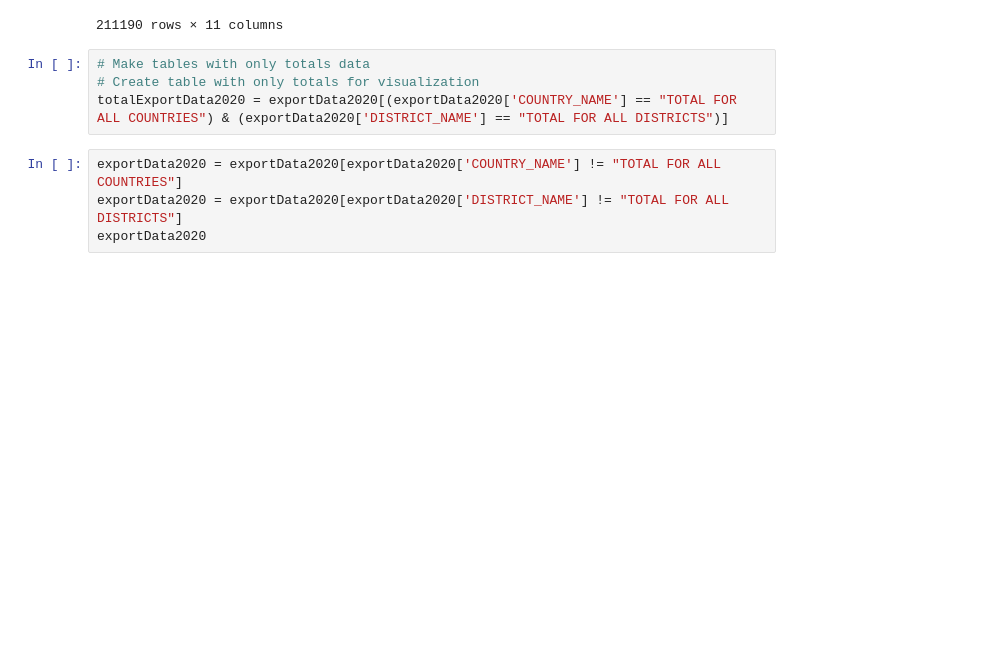
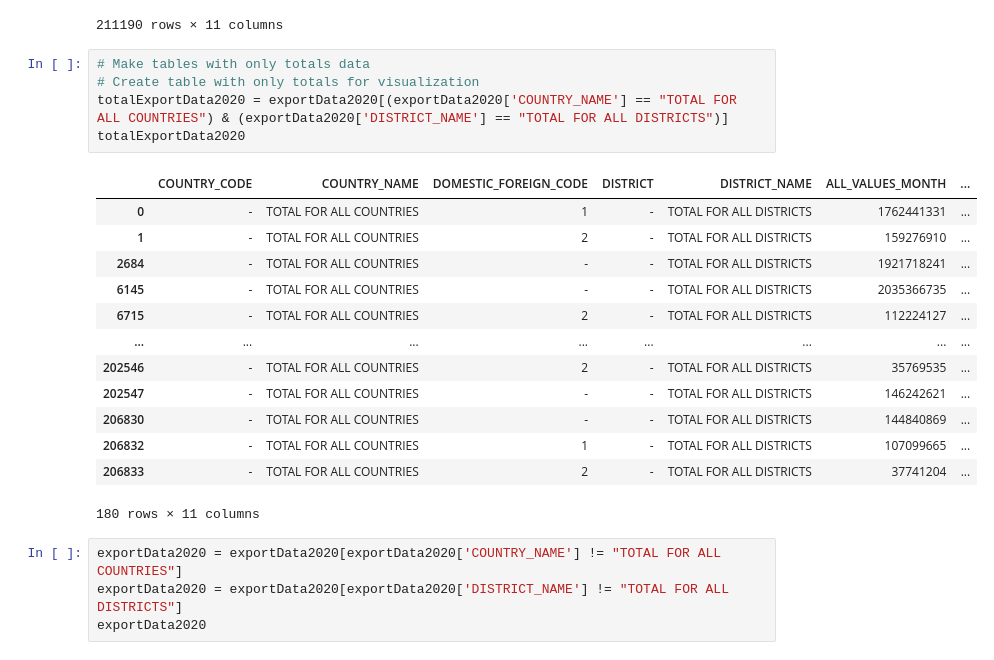
Before and after one commit to LaurenEGardner/bootcamp-project2, a Jupyter notebook: exportAPI2020.ipynb, the cells around one changed output. Cells and saved outputs as stored; diff of their text form; blank space fills up the shorter version.

Commit message:
Cleaning data for totals.

```diff
--- a/exportAPI2020.ipynb
+++ b/exportAPI2020.ipynb
@@ -150,7 +150,22 @@ exportData2020
 # %%
 # Make tables with only totals data
 # Create table with only totals for visualization
 totalExportData2020 = exportData2020[(exportData2020['COUNTRY_NAME'] == "TOTAL FOR ALL COUNTRIES") & (exportData2020['DISTRICT_NAME'] == "TOTAL FOR ALL DISTRICTS")]
+totalExportData2020
+# %% [output]
+|  | COUNTRY_CODE | COUNTRY_NAME | DOMESTIC_FOREIGN_CODE | DISTRICT | DISTRICT_NAME | ALL_VALUES_MONTH | ... |
+| 0 | - | TOTAL FOR ALL COUNTRIES | 1 | - | TOTAL FOR ALL DISTRICTS | 1762441331 | ... |
+| 1 | - | TOTAL FOR ALL COUNTRIES | 2 | - | TOTAL FOR ALL DISTRICTS | 159276910 | ... |
+| 2684 | - | TOTAL FOR ALL COUNTRIES | - | - | TOTAL FOR ALL DISTRICTS | 1921718241 | ... |
+| 6145 | - | TOTAL FOR ALL COUNTRIES | - | - | TOTAL FOR ALL DISTRICTS | 2035366735 | ... |
+| 6715 | - | TOTAL FOR ALL COUNTRIES | 2 | - | TOTAL FOR ALL DISTRICTS | 112224127 | ... |
+| ... | ... | ... | ... | ... | ... | ... | ... |
+| 202546 | - | TOTAL FOR ALL COUNTRIES | 2 | - | TOTAL FOR ALL DISTRICTS | 35769535 | ... |
+| 202547 | - | TOTAL FOR ALL COUNTRIES | - | - | TOTAL FOR ALL DISTRICTS | 146242621 | ... |
+| 206830 | - | TOTAL FOR ALL COUNTRIES | - | - | TOTAL FOR ALL DISTRICTS | 144840869 | ... |
+| 206832 | - | TOTAL FOR ALL COUNTRIES | 1 | - | TOTAL FOR ALL DISTRICTS | 107099665 | ... |
+| 206833 | - | TOTAL FOR ALL COUNTRIES | 2 | - | TOTAL FOR ALL DISTRICTS | 37741204 | ... |
+180 rows × 11 columns
 # %%
 exportData2020 = exportData2020[exportData2020['COUNTRY_NAME'] != "TOTAL FOR ALL COUNTRIES"]
 exportData2020 = exportData2020[exportData2020['DISTRICT_NAME'] != "TOTAL FOR ALL DISTRICTS"]
```
Also changed, not shown: 4 other files.
